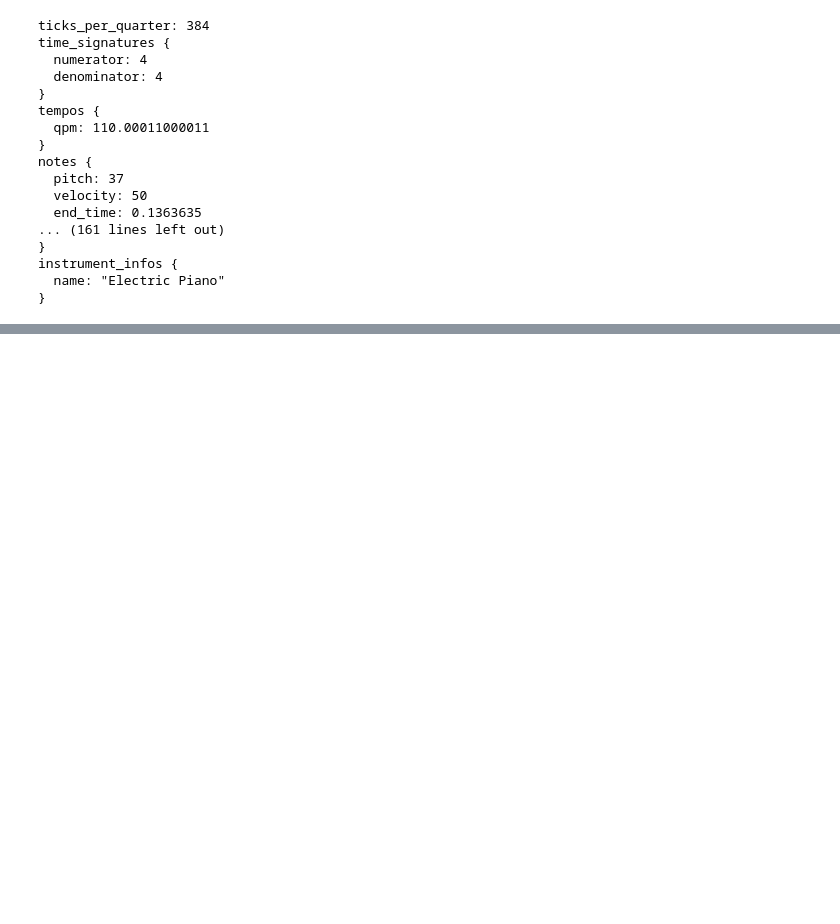
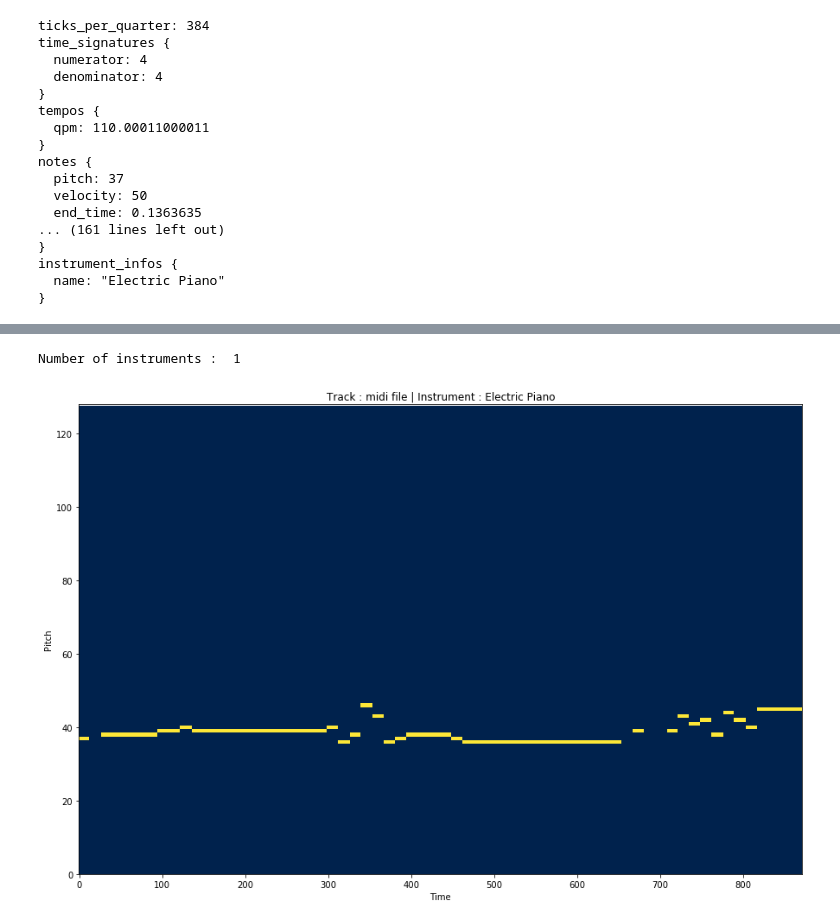
Before and after one commit to gle-bellier/internship-expressive-DDSP, a Jupyter notebook: converter.ipynb, the cells around one changed output, grey strips where cells are left out. Drawn from its saved outputs; the diff is of its cells as text; code cells hidden in the pictures; blank space fills up the shorter version.

```diff
--- a/converter.ipynb
+++ b/converter.ipynb
@@ -70 +75,8 @@ NOTE_OFF<45.0>
+# %%
+midi_data = pm.PrettyMIDI('bassline.mid')
+v = Visualizer(midi_data)
+v.show_midi_notes(DEBUG = True)
+# %% [output]
+Number of instruments :  1
+[figure, added]
 # %%
```
Also changed, not shown: parts of 3 cells of this notebook, 2 other files.
